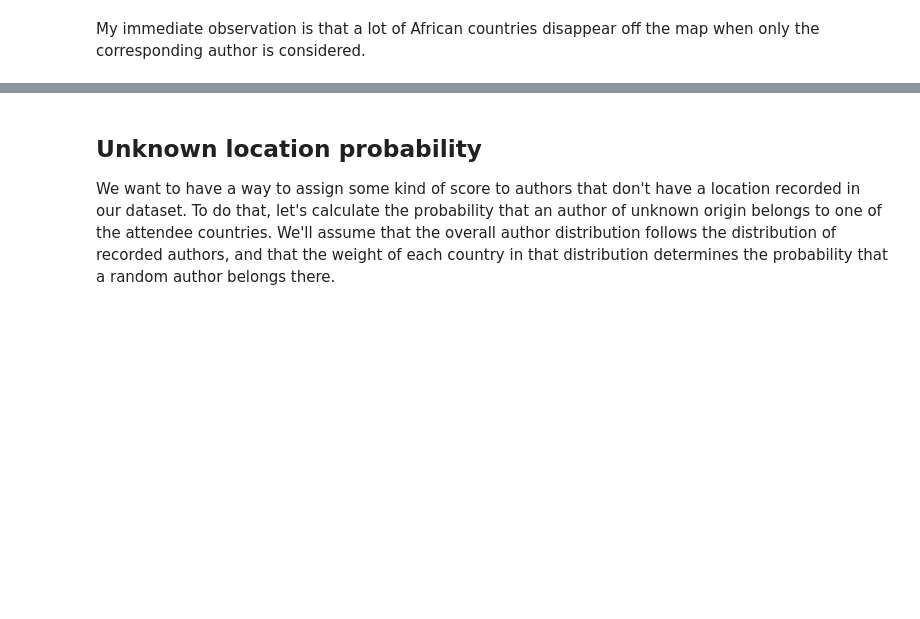
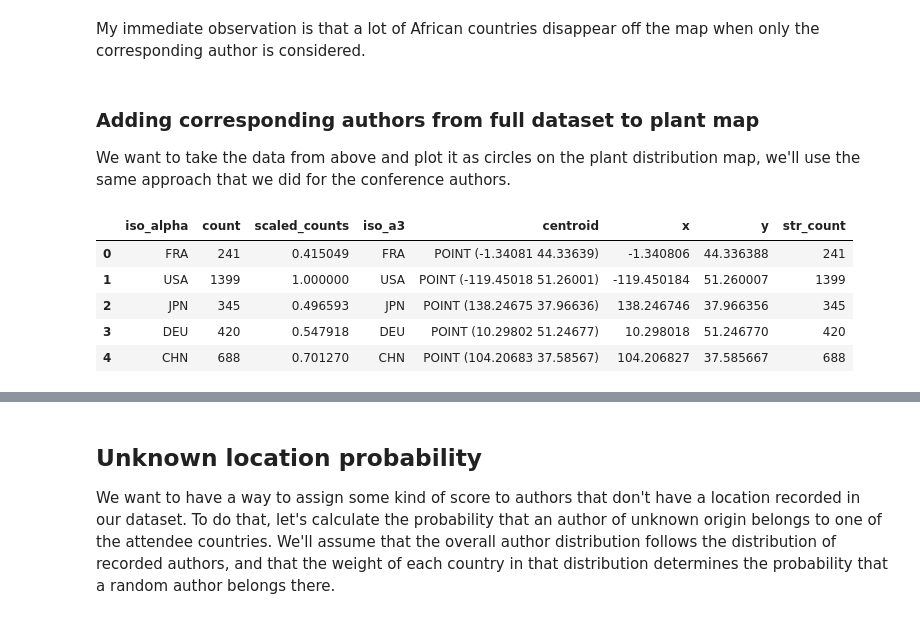
Before and after one commit to serenalotreck/desiccation-network, a Jupyter notebook: notebooks/plant_and_author_distributions.ipynb, the cells around one changed output, grey strips where cells are left out. Drawn from its saved outputs; the diff is of its cells as text; code cells hidden in the pictures; blank space fills up the shorter version.

Commit message:
Finish basic geography plots

```diff
--- a/notebooks/plant_and_author_distributions.ipynb
+++ b/notebooks/plant_and_author_distributions.ipynb
@@ -352,3 +402,19 @@ fig.show()
 [interactive output not drawn]
 # %% [markdown]
 My immediate observation is that a lot of African countries disappear off the map when only the corresponding author is considered.
+# %% [markdown]
+### Adding corresponding authors from full dataset to plant map
+We want to take the data from above and plot it as circles on the plant distribution map, we'll use the same approach that we did for the conference authors.
+# %%
+corr_count_df['scaled_counts'] = np.sqrt(corr_count_df['count']/corr_count_df['count'].max())
+full_country_points = corr_count_df.merge(centroid_list, left_on='iso_alpha', right_on='iso_a3')
+full_country_points = full_country_points.dropna()
+full_country_points['str_count'] = full_country_points['count'].astype(int).astype(str)
+full_country_points.head()
+# %% [output]
+|  | iso_alpha | count | scaled_counts | iso_a3 | centroid | x | y | str_count |
+| 0 | FRA | 241 | 0.415049 | FRA | POINT (-1.34081 44.33639) | -1.340806 | 44.336388 | 241 |
+| 1 | USA | 1399 | 1.000000 | USA | POINT (-119.45018 51.26001) | -119.450184 | 51.260007 | 1399 |
+| 2 | JPN | 345 | 0.496593 | JPN | POINT (138.24675 37.96636) | 138.246746 | 37.966356 | 345 |
+| 3 | DEU | 420 | 0.547918 | DEU | POINT (10.29802 51.24677) | 10.298018 | 51.246770 | 420 |
+| 4 | CHN | 688 | 0.701270 | CHN | POINT (104.20683 37.58567) | 104.206827 | 37.585667 | 688 |
```
Also changed, not shown: parts of 15 cells of this notebook.
